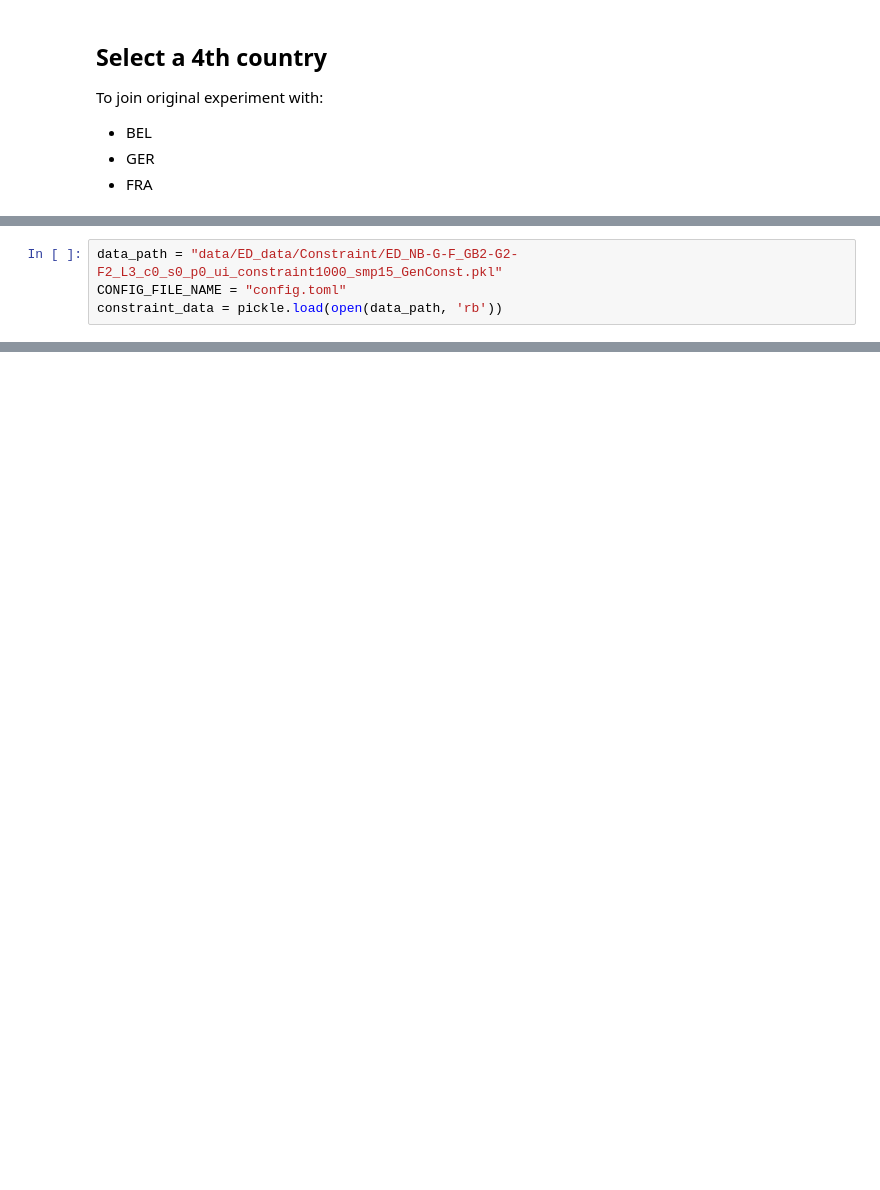
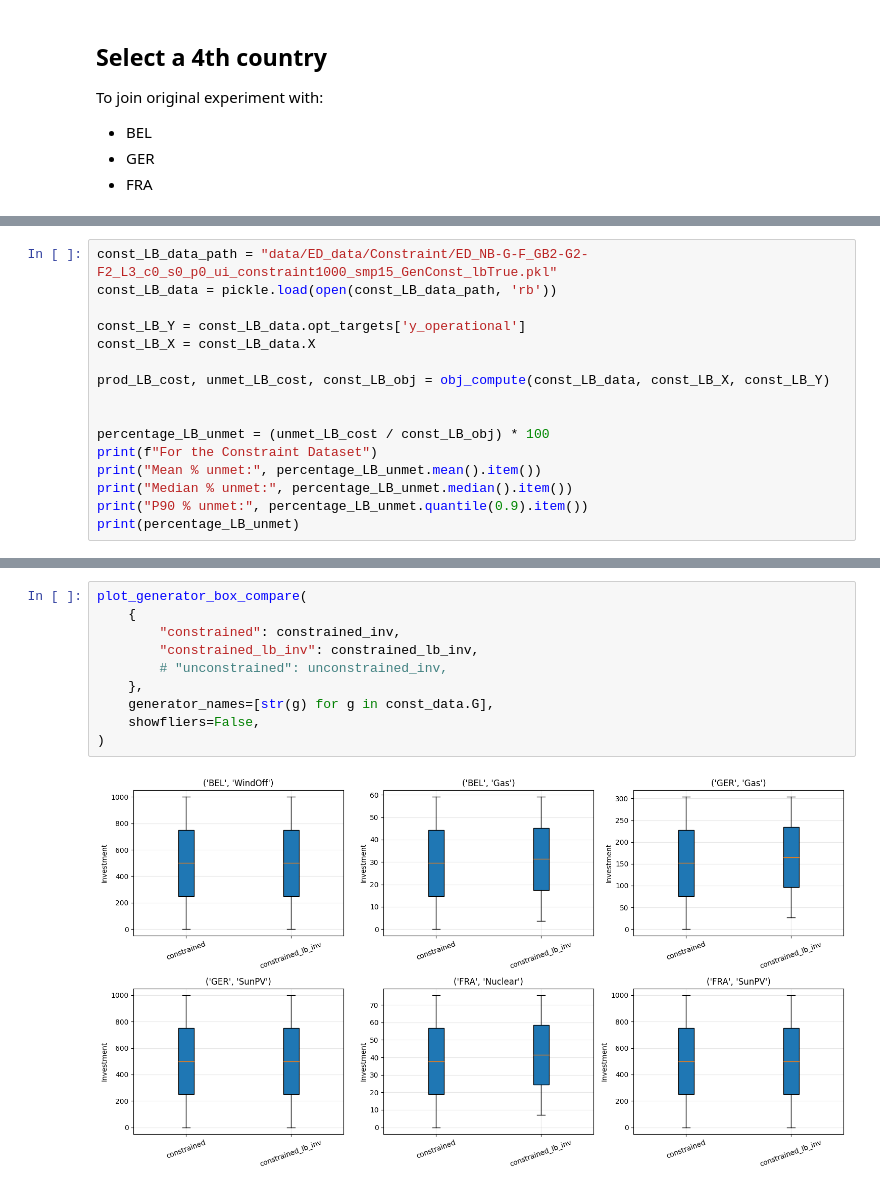
Before and after one commit to PeterrHH/ML-Enhanced-Benders, a Jupyter notebook: data_visualise.ipynb, the cells around one changed output, grey strips where cells are left out. Saved outputs shown, nothing was run; the diff lists cells and outputs as text; blank space fills up the shorter version.

```diff
--- a/data_visualise.ipynb
+++ b/data_visualise.ipynb
@@ -196,4 +125,0 @@ plot_data_topology(data_path = "data/ED_data/ED_NB-G-F-S-N-S_GB2-G2-F2-S2-N2-S2_
-# %%
-data_path = "data/ED_data/Constraint/ED_NB-G-F_GB2-G2-F2_L3_c0_s0_p0_ui_constraint1000_smp15_GenConst.pkl"
-CONFIG_FILE_NAME = "config.toml"
-constraint_data = pickle.load(open(data_path, 'rb'))
@@ -334,0 +226,16 @@ for i in idxs:
+# %%
+const_LB_data_path = "data/ED_data/Constraint/ED_NB-G-F_GB2-G2-F2_L3_c0_s0_p0_ui_constraint1000_smp15_GenConst_lbTrue.pkl"
+const_LB_data = pickle.load(open(const_LB_data_path, 'rb'))
+
+const_LB_Y = const_LB_data.opt_targets['y_operational']
+const_LB_X = const_LB_data.X
+
+prod_LB_cost, unmet_LB_cost, const_LB_obj = obj_compute(const_LB_data, const_LB_X, const_LB_Y)
+
+
+percentage_LB_unmet = (unmet_LB_cost / const_LB_obj) * 100
+print(f"For the Constraint Dataset")
+print("Mean % unmet:", percentage_LB_unmet.mean().item())
+print("Median % unmet:", percentage_LB_unmet.median().item())
+print("P90 % unmet:", percentage_LB_unmet.quantile(0.9).item())
+print(percentage_LB_unmet)
@@ -334,0 +500,12 @@ for i in idxs:
+# %%
+plot_generator_box_compare(
+    {
+        "constrained": constrained_inv,
+        "constrained_lb_inv": constrained_lb_inv,
+        # "unconstrained": unconstrained_inv,
+    },
+    generator_names=[str(g) for g in const_data.G],
+    showfliers=False,
+)
+# %% [output]
+[figure, added]
```
Also changed, not shown: parts of 43 cells of this notebook, 8 other files.
